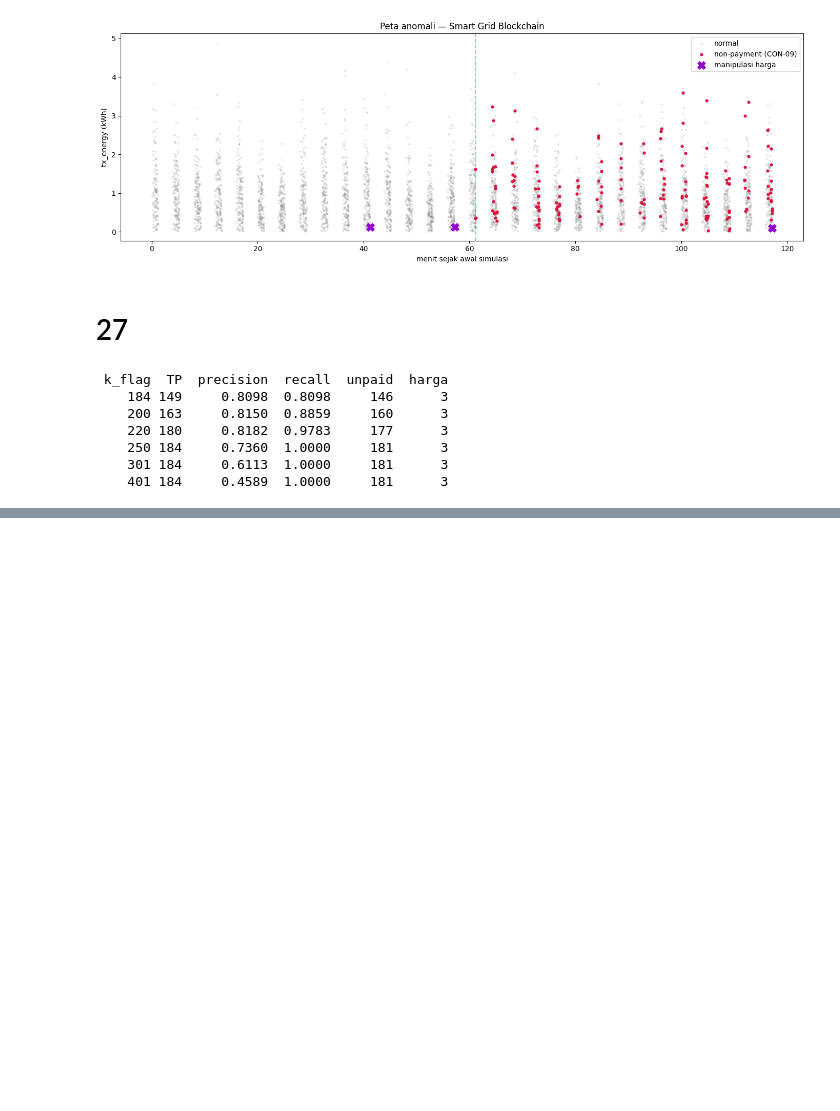
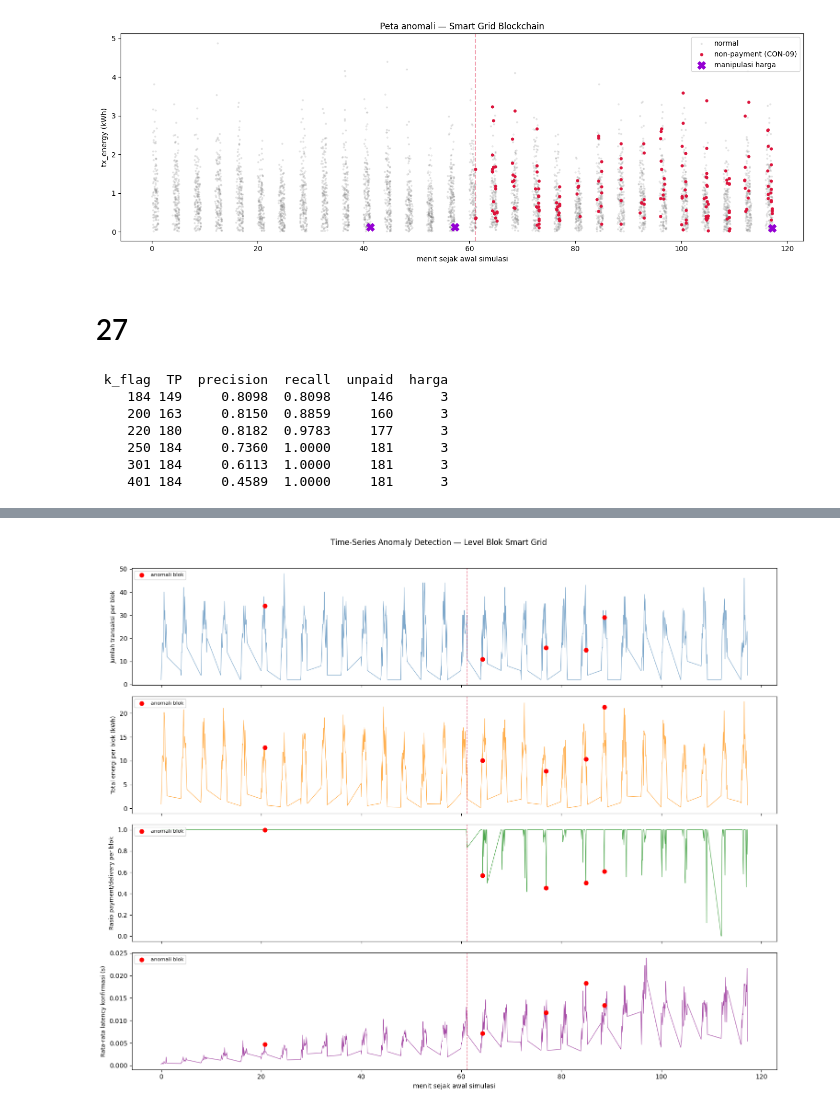
Before and after one commit to Gatoetkatja/smart-grid-blockchain, a Jupyter notebook: notebook.ipynb, the cells around one changed output, grey strips where cells are left out. Drawn from its saved outputs; the diff is of its cells as text; code cells hidden in the pictures; blank space fills up the shorter version.

```diff
--- a/notebook.ipynb
+++ b/notebook.ipynb
@@ -768,0 +947,32 @@ print(pd.DataFrame(rows).to_string(index=False))
+# %%
+fig, axes = plt.subplots(4, 1, figsize=(15, 12), sharex=True)
+
+configs = [
+    ('n_tx', 'Jumlah transaksi per blok', 'steelblue'),
+    ('total_energy', 'Total energi per blok (kWh)', 'darkorange'),
+    ('payment_ratio', 'Rasio payment/delivery per blok', 'green'),
+    ('mean_latency', 'Rata-rata latency konfirmasi (s)', 'purple'),
+]
+
+for ax, (feat, ylabel, color) in zip(axes, configs):
+    ax.plot(block_agg['t_rel_min'], block_agg[feat],
+            color=color, alpha=0.7, lw=0.8)
+
+    # Highlight blok anomal
+    anom = block_agg[block_agg['anomaly_block']]
+    ax.scatter(anom['t_rel_min'], anom[feat],
+               color='red', s=40, zorder=5, label='anomali blok')
+
+    # Garis CON-09
+    ax.axvline(61.1, color='crimson', ls='--', alpha=0.4, lw=1)
+    ax.set_ylabel(ylabel, fontsize=9)
+    ax.legend(fontsize=8, loc='upper left')
+
+axes[-1].set_xlabel('menit sejak awal simulasi')
+fig.suptitle('Time-Series Anomaly Detection — Level Blok Smart Grid',
+             fontsize=12, y=1.01)
+plt.tight_layout()
+plt.savefig('timeseries_anomaly.png', dpi=120, bbox_inches='tight')
+plt.show()
+# %% [output]
+[figure, added]
```
Also changed, not shown: parts of 13 cells of this notebook, 5 other files.
